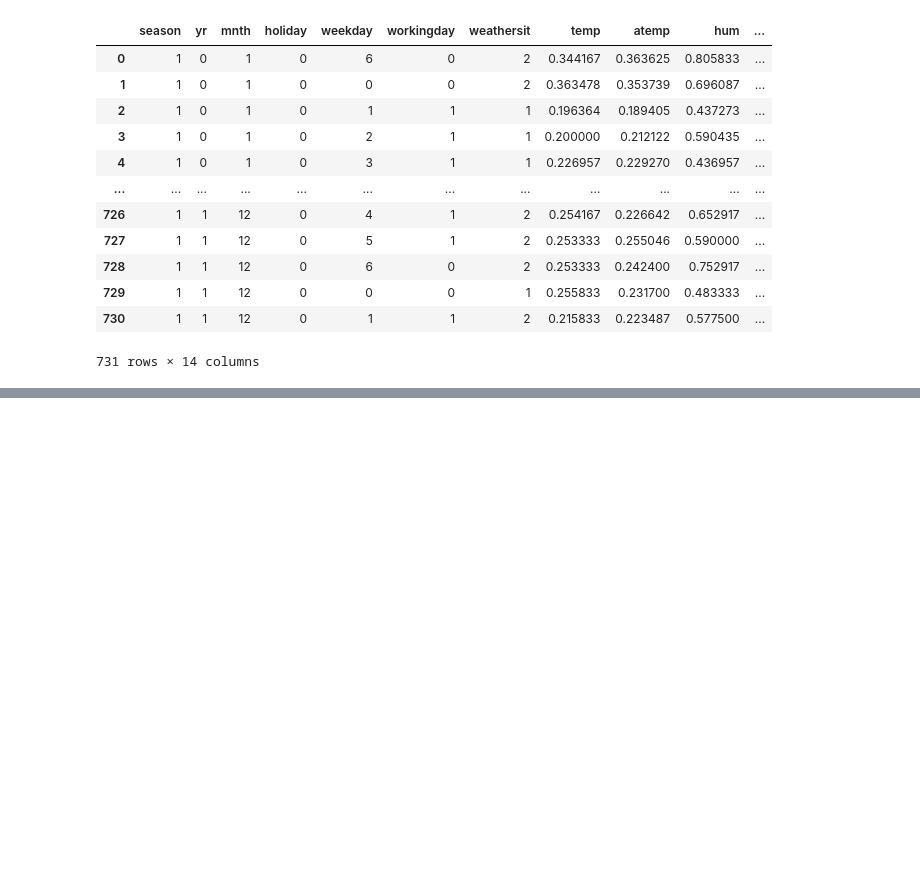
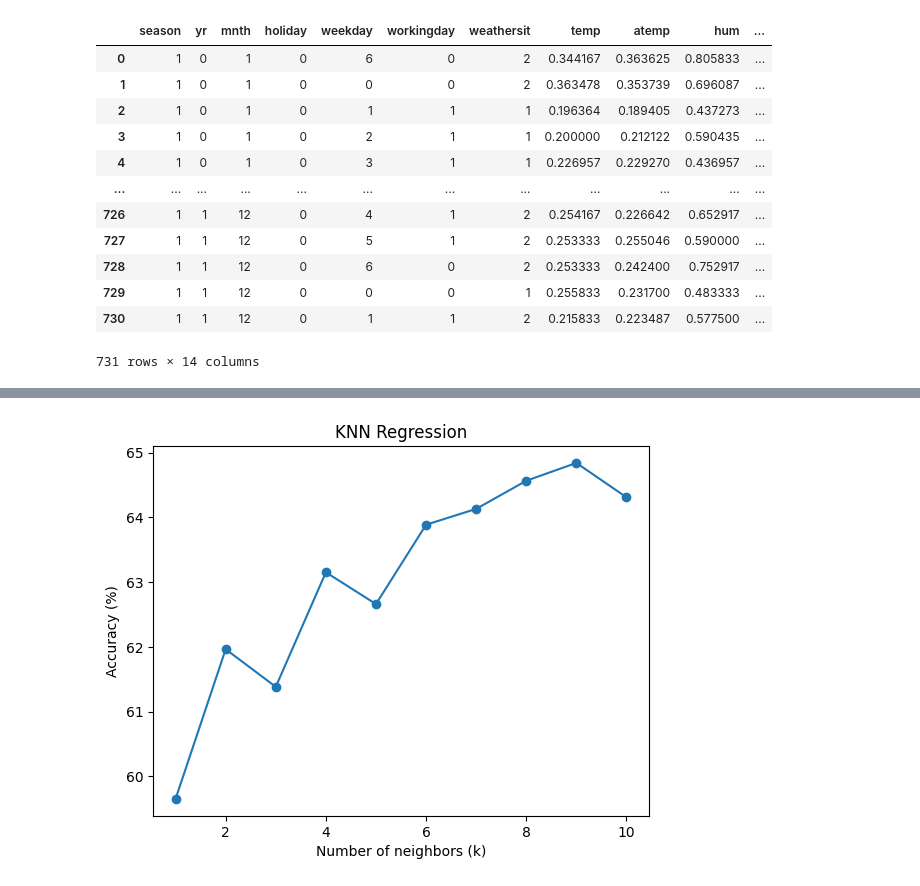
Before and after one commit to tarasovEgor/MLcourse, a Jupyter notebook: labs/lab_2/bike_rent/knn_algorythm.ipynb, the cells around one changed output, grey strips where cells are left out. Cells and saved outputs as stored; diff of their text form; code cells hidden in the pictures; blank space fills up the shorter version.

```diff
--- a/labs/lab_2/bike_rent/knn_algorythm.ipynb
+++ b/labs/lab_2/bike_rent/knn_algorythm.ipynb
@@ -49,0 +51,18 @@ Accuracy of KNN model: 71.03%.
+# %%
+k_values = list(range(1, 11))
+accuracies = []
+# %%
+for k in k_values:
+    model = KNeighborsRegressor(k)
+    model.fit(X_train, Y_train)
+    Y_pred = model.predict(X_test)
+    accuracy = 100 - MAPE(Y_test, Y_pred)
+    accuracies.append(accuracy)
+# %%
+plt.plot(k_values, accuracies, marker='o')
+plt.xlabel('Number of neighbors (k)')
+plt.ylabel('Accuracy (%)')
+plt.title('KNN Regression')
+plt.show()
+# %% [output]
+[figure, added]
```
Also changed, not shown: parts of 2 cells of this notebook.
